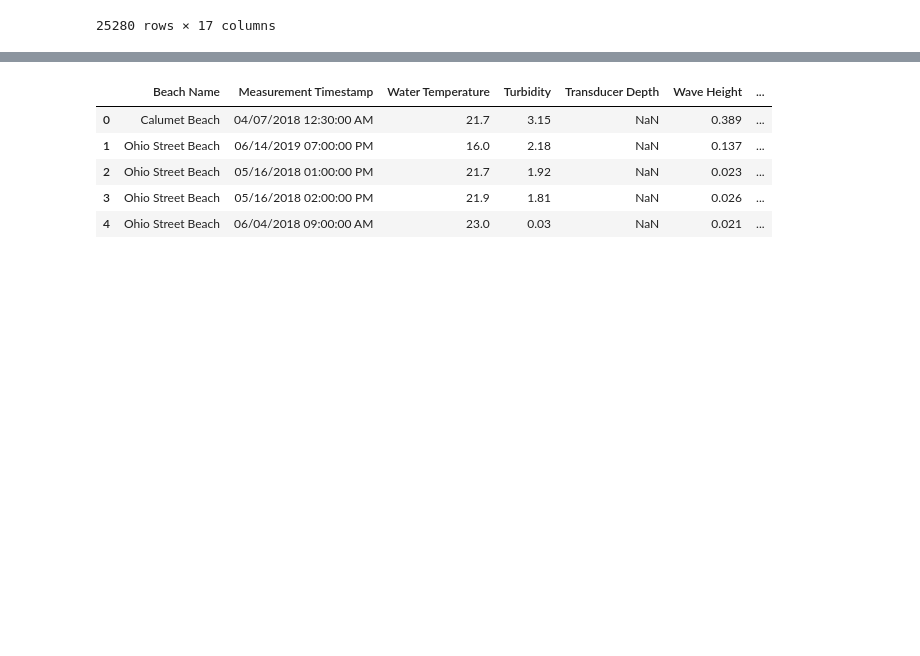
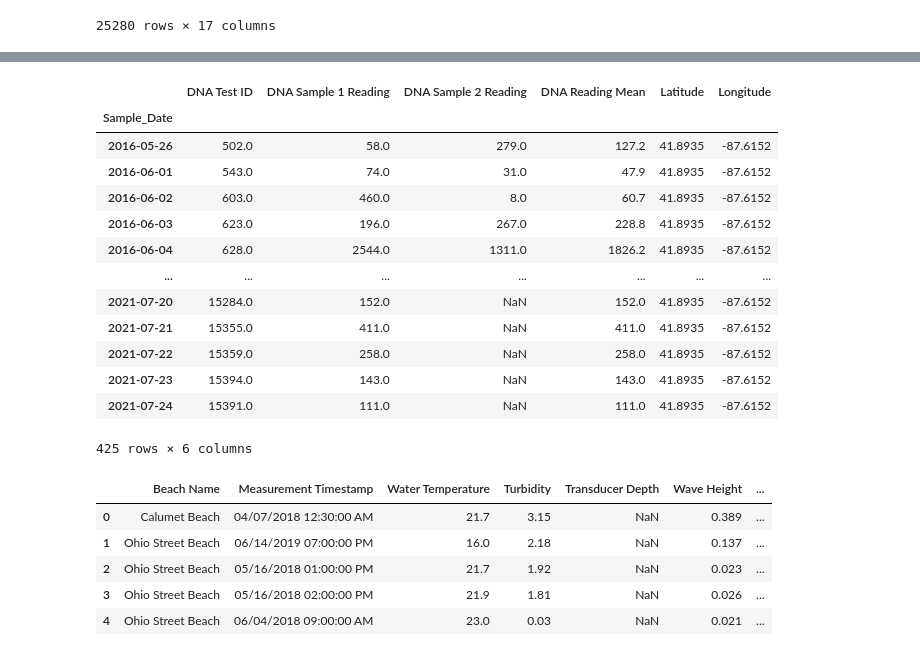
Before and after one commit to danielatuesta55/E_Coli_Chicago_Beaches, a Jupyter notebook: Jupyterlab Notebooks/Data_Cleanup_DNA.ipynb, the cells around one changed output, grey strips where cells are left out. Saved outputs shown, nothing was run; the diff lists cells and outputs as text; code cells hidden in the pictures; blank space fills up the shorter version.

```diff
--- a/Jupyterlab Notebooks/Data_Cleanup_DNA.ipynb
+++ b/Jupyterlab Notebooks/Data_Cleanup_DNA.ipynb
@@ -69,3 +89,20 @@ only_calumet_clean.sort_values('Sample_Month_Year',ascending=False)
+# %%
+only_ohio_clean.groupby('Sample_Date').mean()
+# %% [output]
+|  | DNA Test ID | DNA Sample 1 Reading | DNA Sample 2 Reading | DNA Reading Mean | Latitude | Longitude |
+| Sample_Date |  |  |  |  |  |  |
+| 2016-05-26 | 502.0 | 58.0 | 279.0 | 127.2 | 41.8935 | -87.6152 |
+| 2016-06-01 | 543.0 | 74.0 | 31.0 | 47.9 | 41.8935 | -87.6152 |
+| 2016-06-02 | 603.0 | 460.0 | 8.0 | 60.7 | 41.8935 | -87.6152 |
+| 2016-06-03 | 623.0 | 196.0 | 267.0 | 228.8 | 41.8935 | -87.6152 |
+| 2016-06-04 | 628.0 | 2544.0 | 1311.0 | 1826.2 | 41.8935 | -87.6152 |
+| ... | ... | ... | ... | ... | ... | ... |
+| 2021-07-20 | 15284.0 | 152.0 | NaN | 152.0 | 41.8935 | -87.6152 |
+| 2021-07-21 | 15355.0 | 411.0 | NaN | 411.0 | 41.8935 | -87.6152 |
+| 2021-07-22 | 15359.0 | 258.0 | NaN | 258.0 | 41.8935 | -87.6152 |
+| 2021-07-23 | 15394.0 | 143.0 | NaN | 143.0 | 41.8935 | -87.6152 |
+| 2021-07-24 | 15391.0 | 111.0 | NaN | 111.0 | 41.8935 | -87.6152 |
+425 rows × 6 columns
 # %%
 water_quality = pd.read_csv('../Resources/Beach_Water_Quality.csv')
 water_quality.head()
```
Also changed, not shown: parts of 9 cells of this notebook, 1 other file.
